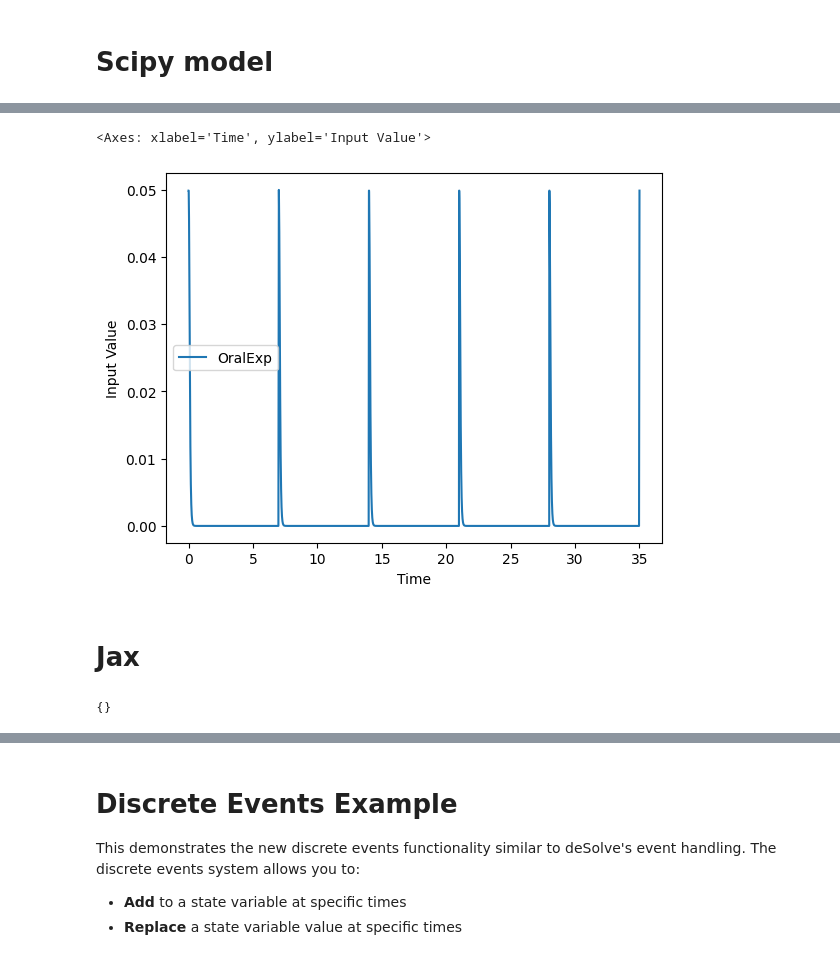
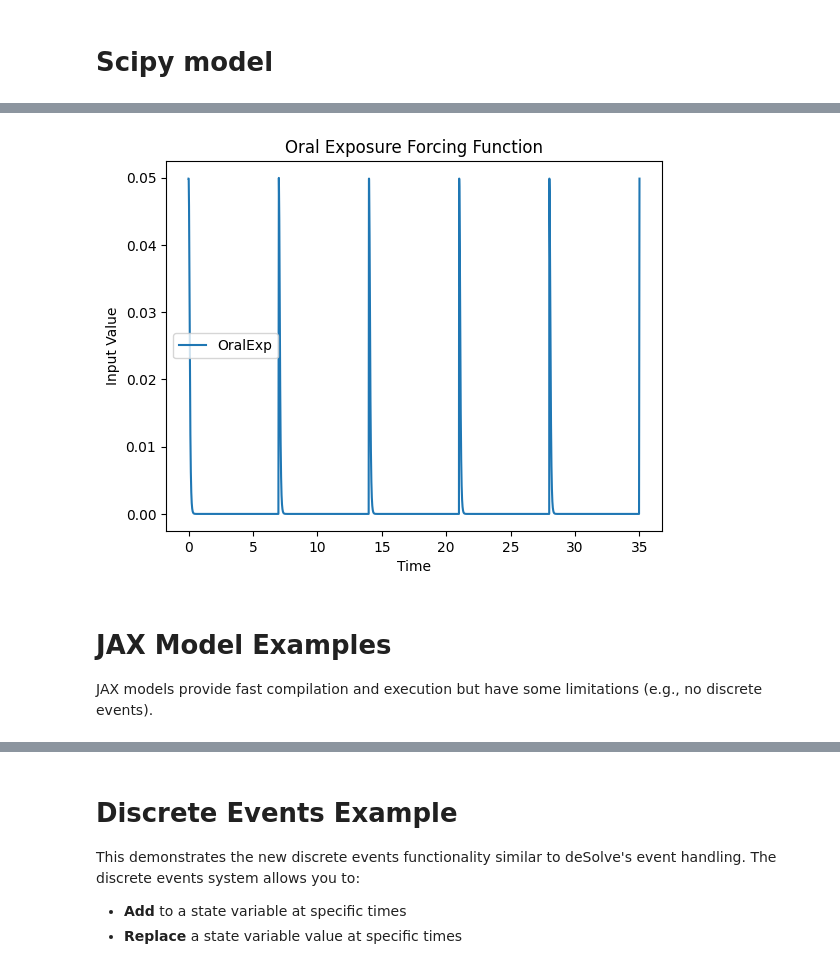
Before and after one commit to USEPA/PyMCSimMod, a Jupyter notebook: docs/notebooks/pk_dosing.ipynb, the cells around one changed output, grey strips where cells are left out. Saved outputs shown, nothing was run; the diff lists cells and outputs as text; code cells hidden in the pictures.

Commit message:
Update pk_dosing notebook to have new API and events demo for scipy models

```diff
--- a/docs/notebooks/pk_dosing.ipynb
+++ b/docs/notebooks/pk_dosing.ipynb
@@ -43,9 +54,20 @@ scipy_model.extract_switch_times(
 # %%
 %%time
+# Example 1: Periodic dosing every 7 days with scipy model
 scipy_model = ScipyModel(model=filename)
 scipy_model.update_constants(OralDose=50)
-scipy_model.assign_forcing_function('OralExp', 'PerDose', t0=0, duration=scipy_model.parameters['OralDur'], period=7*24)
-times = np.linspace(0, 35*24, 1000)
+scipy_model.assign_forcing_function(
+    'OralExp',
+    'PerDose',
+    t0=0,
+    duration=scipy_model.parameters['OralDur'],
+    period=7,
+    s=10.0  # Custom smoothing parameter (default is 10.0)
+)
+
+times = np.linspace(0, 35, 1000)
 solution = scipy_model.run_model(times)
 solution.plot_results(variables='C')
+plt.title('Scipy Model: Periodic Dosing (Weekly)')
+plt.show()
 # %% [output]
@@ -57,13 +78,13 @@ WARNING: No t_error rule is defined
 # %%
+# Plot the forcing function input
 solution.plot_inputs(variables='OralExp')
+plt.title('Oral Exposure Forcing Function')
+plt.show()
 # %% [output]
-<Axes: xlabel='Time', ylabel='Input Value'>
-[figure, old version]
+[figure, new version]
 # %% [markdown]
-# Jax
+# JAX Model Examples
+
+JAX models provide fast compilation and execution but have some limitations (e.g., no discrete events).
-# %%
-jax_model.forcing_functions
-# %% [output]
-{}
 # %%
 %%time
```
Also changed, not shown: parts of 15 cells of this notebook.
